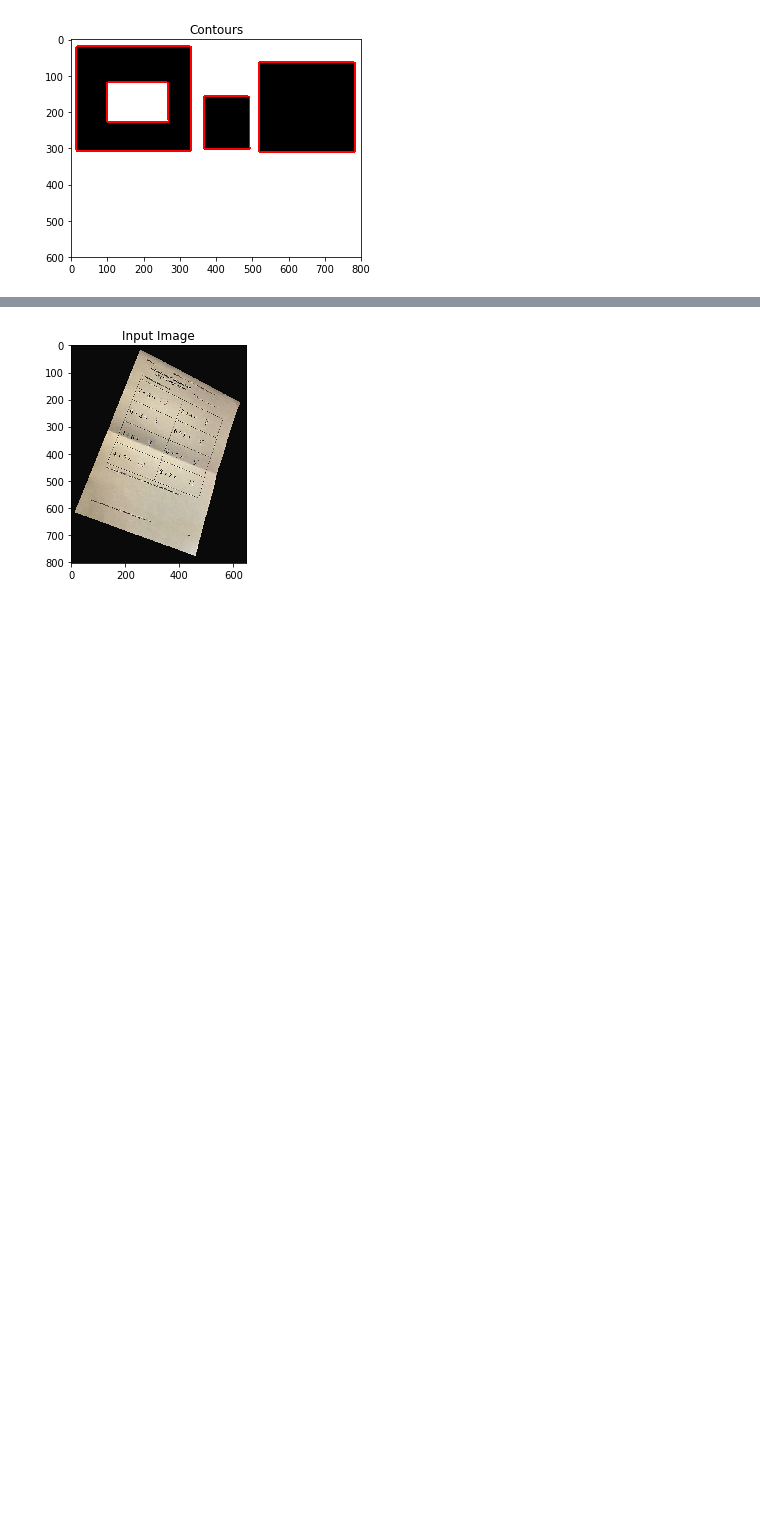
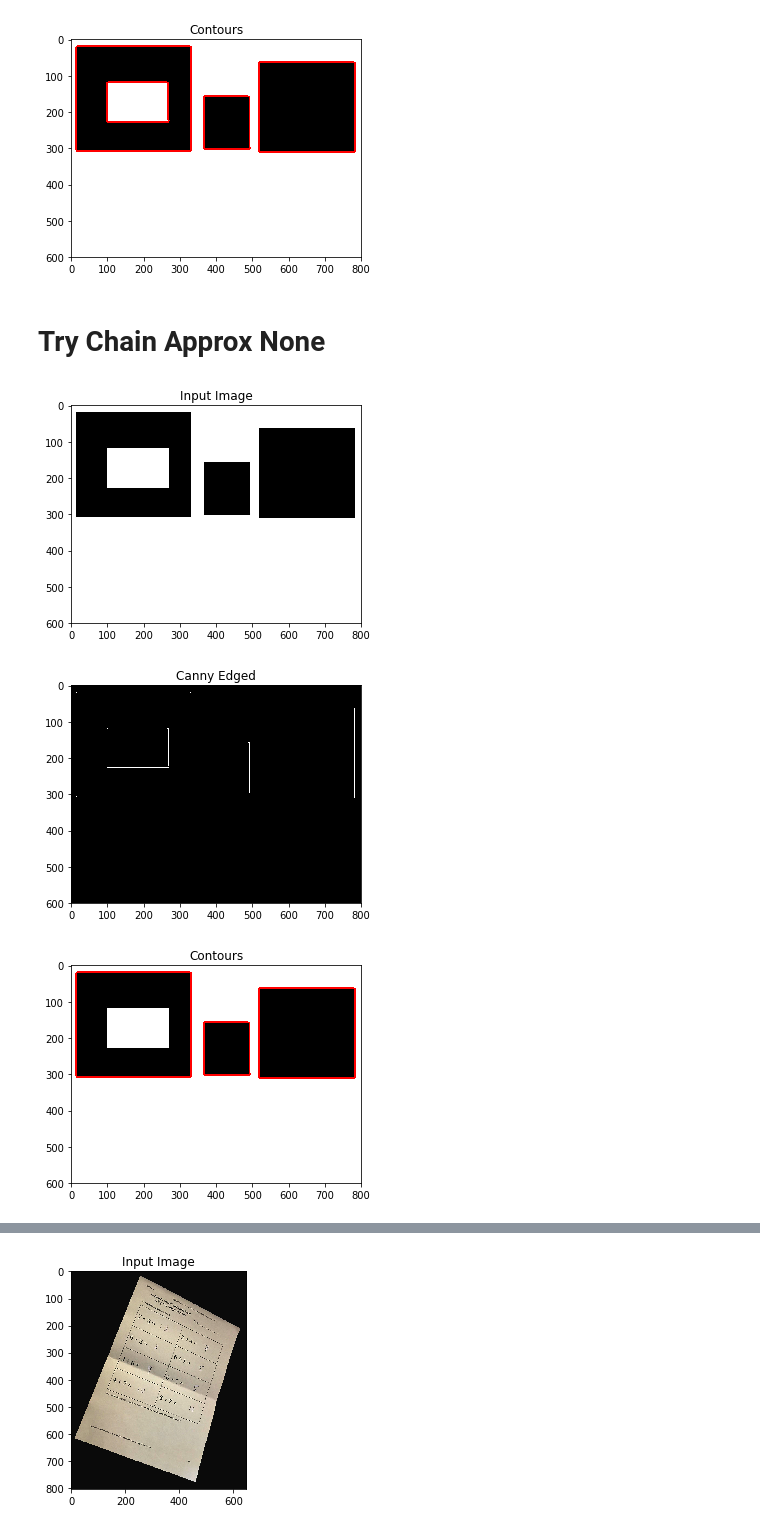
Before and after one commit to Jekso/Singularity-Computer-Vision, a Jupyter notebook: Module 3 Image Segmentation/01- Inroduction To Contours.ipynb, the cells around one changed output, grey strips where cells are left out. Drawn from its saved outputs; the diff is of its cells as text; code cells hidden in the pictures; blank space fills up the shorter version.

```diff
--- a/Module 3 Image Segmentation/01- Inroduction To Contours.ipynb
+++ b/Module 3 Image Segmentation/01- Inroduction To Contours.ipynb
@@ -105,3 +113,48 @@ cv2.destroyAllWindows()
 [figure]
 [figure]
 [figure]
+# %% [markdown]
+# Try Chain Approx None
+# %%
+import cv2
+import numpy as np
+
+
+image = cv2.imread('../Data/Images/shapes_donut.jpg')
+
+cv2.imshow('Input Image', image)
+cv2.waitKey(0)
+
+plt.imshow(cv2.cvtColor(image, cv2.COLOR_BGR2RGB))
+plt.title('Input Image')
+plt.show()
+
+gray = cv2.cvtColor(image, cv2.COLOR_BGR2GRAY)
+edged = cv2.Canny(gray, 30, 200)
+
+cv2.imshow('Canny Edges', edged)
+cv2.waitKey(0)
+
+plt.imshow(edged, cmap='gray')
+plt.title('Canny Edged')
+plt.show()
+
+_, contours, hierarchy = cv2.findContours(edged, cv2.RETR_EXTERNAL, cv2.CHAIN_APPROX_NONE)
+
+
+cv2.drawContours(image, contours, -1, (0,0,255), 4)
+
+
+cv2.imshow('Contours', image)
+cv2.waitKey(0)
+
+plt.imshow(cv2.cvtColor(image, cv2.COLOR_BGR2RGB))
+plt.title('Contours')
+plt.show()
+
+
+cv2.destroyAllWindows()
+# %% [output]
+[figure, added]
+[figure, added]
+[figure, added]
```
Also changed, not shown: parts of 9 cells of this notebook, 10 other files.
